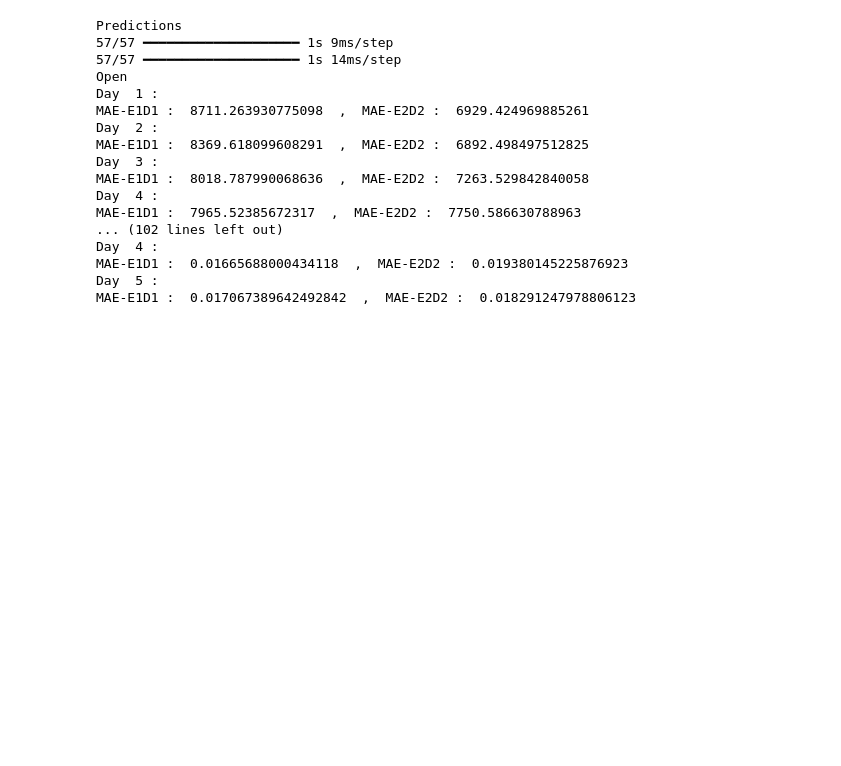
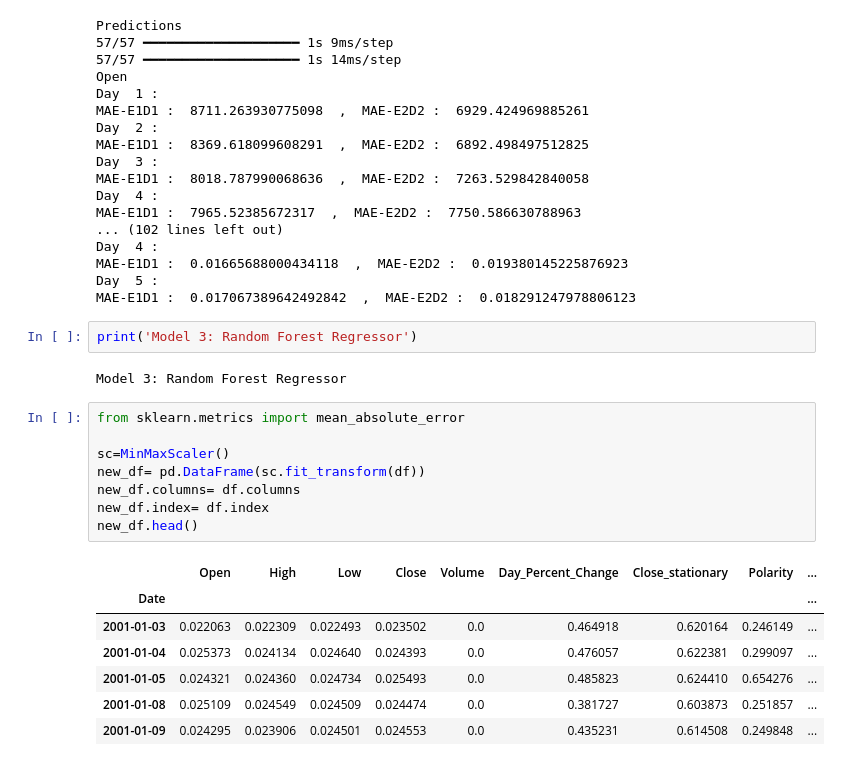
Before and after one commit to hossaintaufiq/StockPricePrediction, a Jupyter notebook: Stock_Price_Prediction.ipynb, the cells around one changed output. Saved outputs shown, nothing was run; the diff lists cells and outputs as text; blank space fills up the shorter version.

Commit message:
Model 3: Random Forest Regressor

```diff
--- a/Stock_Price_Prediction.ipynb
+++ b/Stock_Price_Prediction.ipynb
@@ -841,3 +841,23 @@ Day  4 :
 MAE-E1D1 :  0.01665688000434118  ,  MAE-E2D2 :  0.019380145225876923
 Day  5 :
 MAE-E1D1 :  0.017067389642492842  ,  MAE-E2D2 :  0.018291247978806123
+# %%
+print('Model 3: Random Forest Regressor')
+# %% [output]
+Model 3: Random Forest Regressor
+# %%
+from sklearn.metrics import mean_absolute_error
+
+sc=MinMaxScaler()
+new_df= pd.DataFrame(sc.fit_transform(df))
+new_df.columns= df.columns
+new_df.index= df.index
+new_df.head()
+# %% [output]
+|  | Open | High | Low | Close | Volume | Day_Percent_Change | Close_stationary | Polarity | ... |
+| Date |  |  |  |  |  |  |  |  | ... |
+| 2001-01-03 | 0.022063 | 0.022309 | 0.022493 | 0.023502 | 0.0 | 0.464918 | 0.620164 | 0.246149 | ... |
+| 2001-01-04 | 0.025373 | 0.024134 | 0.024640 | 0.024393 | 0.0 | 0.476057 | 0.622381 | 0.299097 | ... |
+| 2001-01-05 | 0.024321 | 0.024360 | 0.024734 | 0.025493 | 0.0 | 0.485823 | 0.624410 | 0.654276 | ... |
+| 2001-01-08 | 0.025109 | 0.024549 | 0.024509 | 0.024474 | 0.0 | 0.381727 | 0.603873 | 0.251857 | ... |
+| 2001-01-09 | 0.024295 | 0.023906 | 0.024501 | 0.024553 | 0.0 | 0.435231 | 0.614508 | 0.249848 | ... |
```
Also changed, not shown: parts of 3 cells of this notebook.
